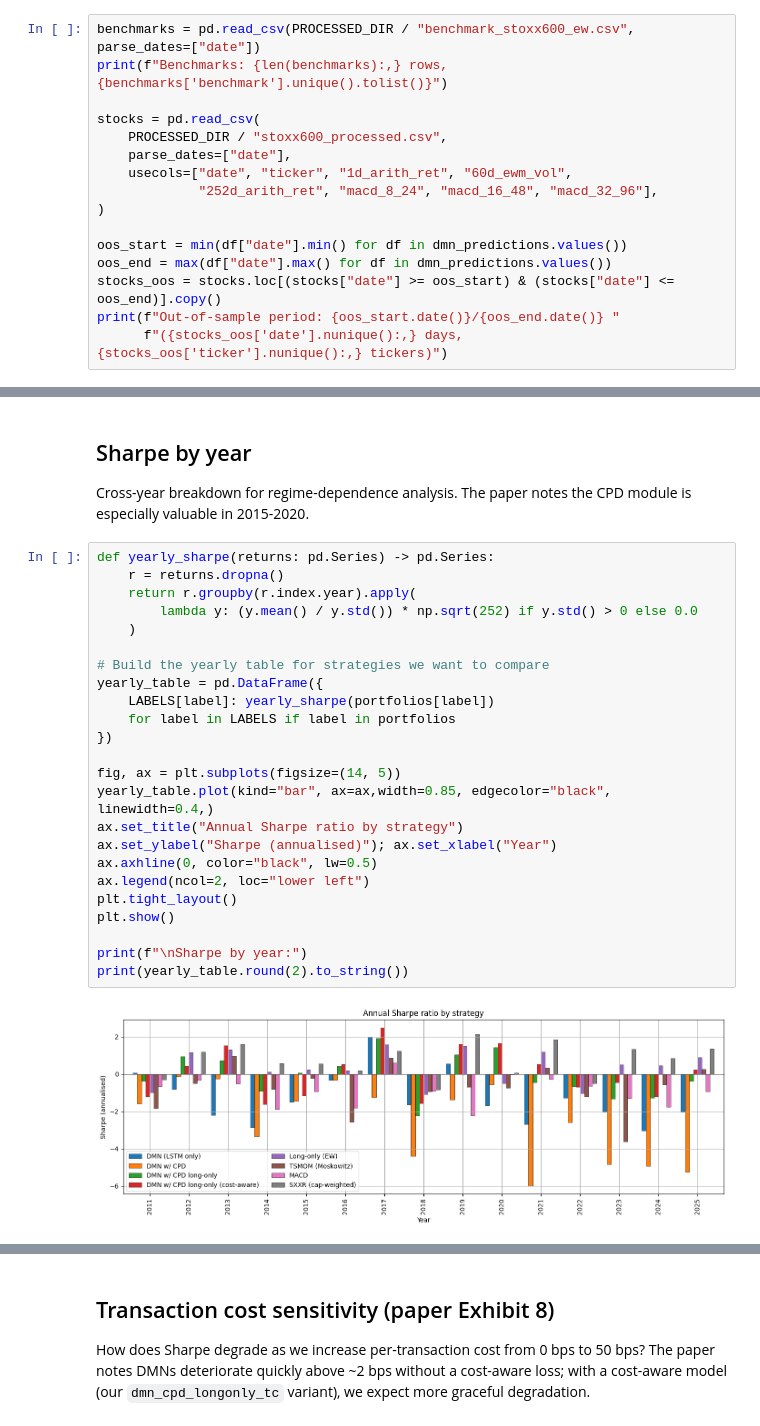
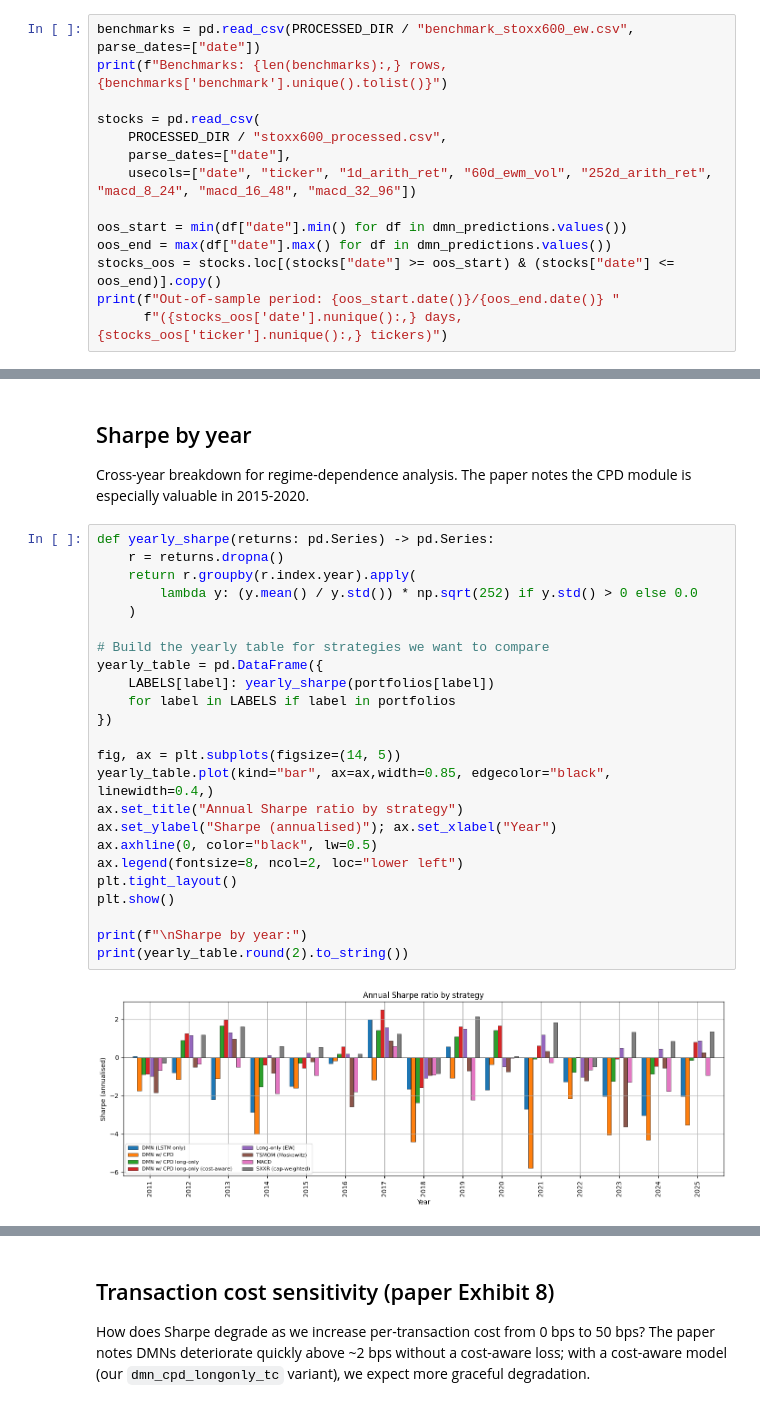
Before and after one commit to Edoardovona/STOXX600_DeepMomentumNetwork, a Jupyter notebook: notebooks/04_backtest.ipynb, the cells around one changed output, grey strips where cells are left out. Drawn from its saved outputs; the diff is of its cells as text.

```diff
--- a/notebooks/04_backtest.ipynb
+++ b/notebooks/04_backtest.ipynb
@@ -112,9 +110,7 @@ print(f"Benchmarks: {len(benchmarks):,} rows, {benchmarks['benchmark'].unique().
 stocks = pd.read_csv(
     PROCESSED_DIR / "stoxx600_processed.csv",
     parse_dates=["date"],
-    usecols=["date", "ticker", "1d_arith_ret", "60d_ewm_vol",
-             "252d_arith_ret", "macd_8_24", "macd_16_48", "macd_32_96"],
-)
+    usecols=["date", "ticker", "1d_arith_ret", "60d_ewm_vol", "252d_arith_ret", "macd_8_24", "macd_16_48", "macd_32_96"])
 
 oos_start = min(df["date"].min() for df in dmn_predictions.values())
 oos_end = max(df["date"].max() for df in dmn_predictions.values())
@@ -480,29 +476,29 @@ Cross-year breakdown for regime-dependence analysis. The paper notes the CPD mod
 # %%
 def yearly_sharpe(returns: pd.Series) -> pd.Series:
     r = returns.dropna()
     return r.groupby(r.index.year).apply(
         lambda y: (y.mean() / y.std()) * np.sqrt(252) if y.std() > 0 else 0.0
     )
 
 # Build the yearly table for strategies we want to compare
 yearly_table = pd.DataFrame({
     LABELS[label]: yearly_sharpe(portfolios[label])
     for label in LABELS if label in portfolios
 })
 
 fig, ax = plt.subplots(figsize=(14, 5))
 yearly_table.plot(kind="bar", ax=ax,width=0.85, edgecolor="black", linewidth=0.4,)
 ax.set_title("Annual Sharpe ratio by strategy")
 ax.set_ylabel("Sharpe (annualised)"); ax.set_xlabel("Year")
 ax.axhline(0, color="black", lw=0.5)
-ax.legend(ncol=2, loc="lower left")
+ax.legend(fontsize=8, ncol=2, loc="lower left")
 plt.tight_layout()
 plt.show()
 
 print(f"\nSharpe by year:")
 print(yearly_table.round(2).to_string())
 # %% [output]
-[figure, old version]
+[figure, new version]
 Sharpe by year:
       DMN (LSTM only)  DMN w/ CPD  DMN w/ CPD long-only  DMN w/ CPD long-only (cost-aware)  Long-only (EW)  TSMOM (Moskowitz)  MACD  SXXR (cap-weighted)
 date
```
Also changed, not shown: parts of 12 cells of this notebook, 1 other file.
